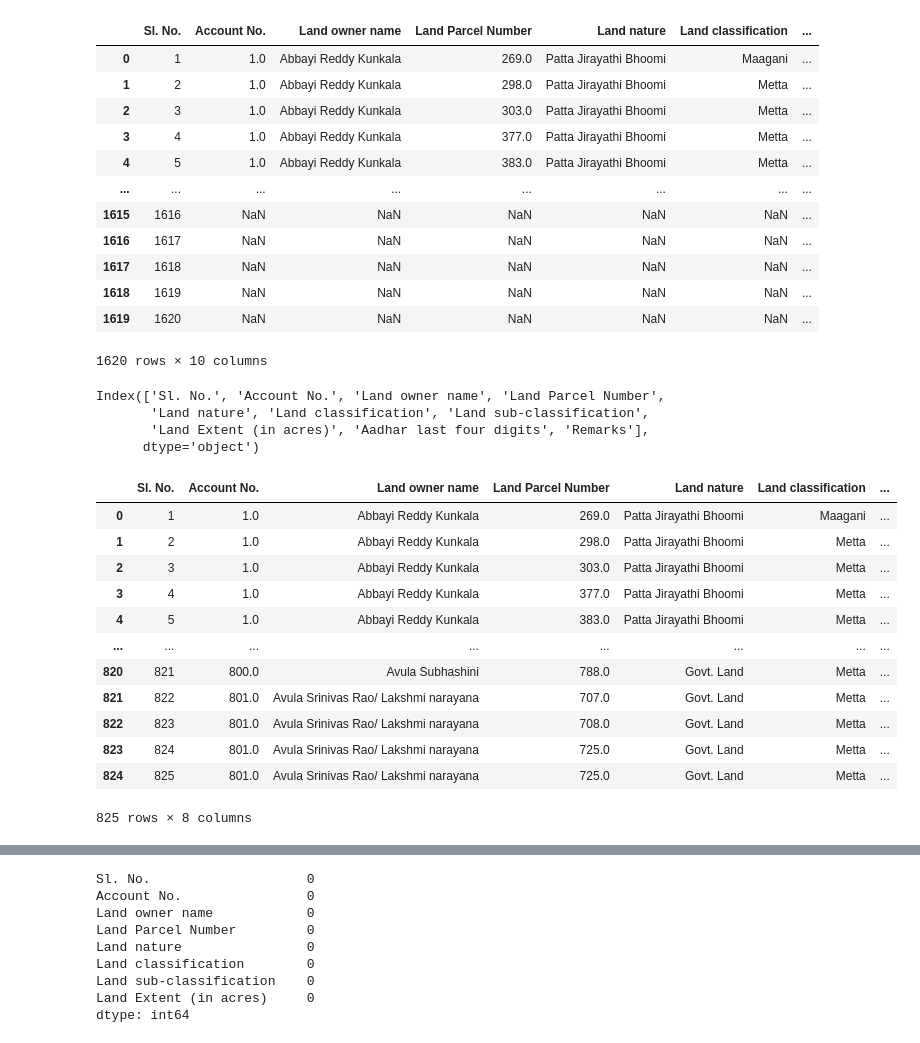
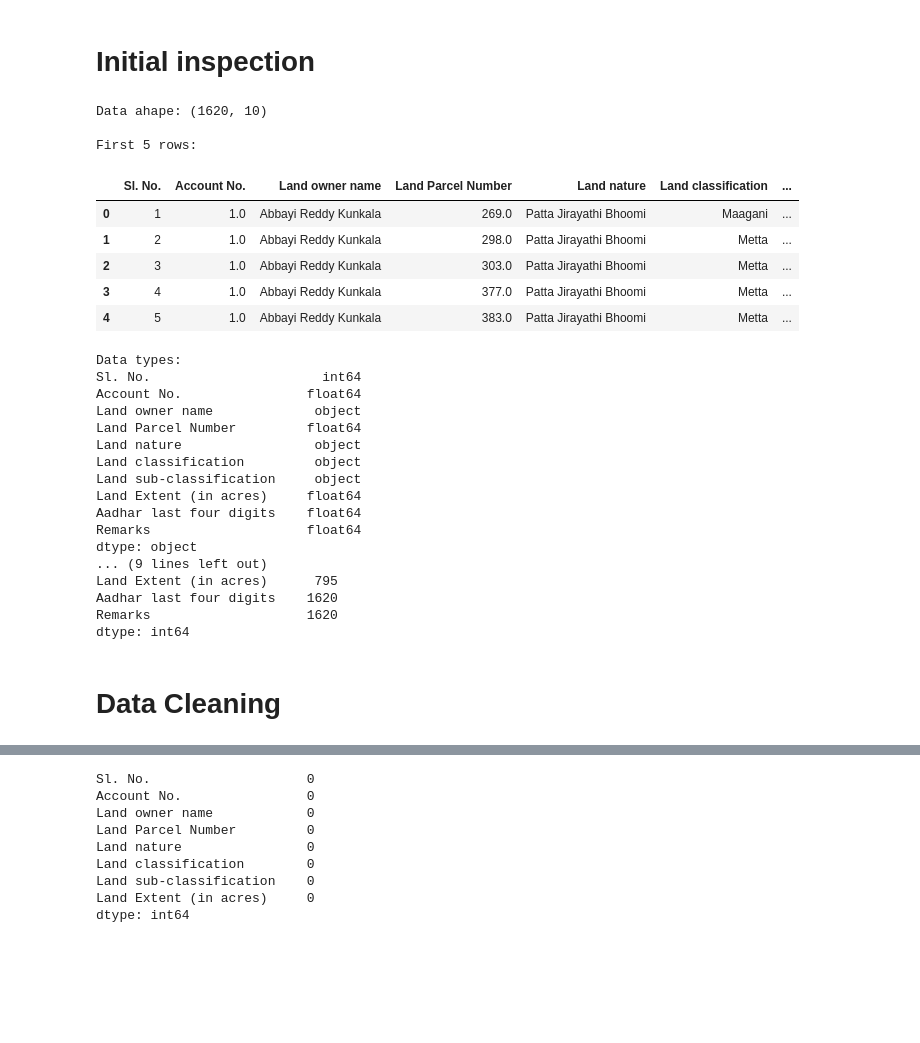
Before and after one commit to abbi123456789/MyVillage_Farm_DataAnalysis, a Jupyter notebook: EDA_Of_farm_Data.ipynb, the cells around one changed output, grey strips where cells are left out. Saved outputs shown, nothing was run; the diff lists cells and outputs as text; code cells hidden in the pictures; blank space fills up the shorter version.

```diff
--- a/EDA_Of_farm_Data.ipynb
+++ b/EDA_Of_farm_Data.ipynb
@@ -3,44 +3,46 @@ import pandas as pd
 import matplotlib.pyplot as plt
 # %%
 df= pd.read_excel(r"C:\Users\abhir\OneDrive\Desktop\Rajupalem\Rajupalem Land Records.xlsx")
-# %%
-df
-# %% [output]
-|  | Sl. No. | Account No. | Land owner name | Land Parcel Number | Land nature | Land classification | ... |
-| 0 | 1 | 1.0 | Abbayi Reddy Kunkala | 269.0 | Patta Jirayathi Bhoomi | Maagani | ... |
-| 1 | 2 | 1.0 | Abbayi Reddy Kunkala | 298.0 | Patta Jirayathi Bhoomi | Metta | ... |
-| 2 | 3 | 1.0 | Abbayi Reddy Kunkala | 303.0 | Patta Jirayathi Bhoomi | Metta | ... |
-| 3 | 4 | 1.0 | Abbayi Reddy Kunkala | 377.0 | Patta Jirayathi Bhoomi | Metta | ... |
-| 4 | 5 | 1.0 | Abbayi Reddy Kunkala | 383.0 | Patta Jirayathi Bhoomi | Metta | ... |
-| ... | ... | ... | ... | ... | ... | ... | ... |
-| 1615 | 1616 | NaN | NaN | NaN | NaN | NaN | ... |
-| 1616 | 1617 | NaN | NaN | NaN | NaN | NaN | ... |
-| 1617 | 1618 | NaN | NaN | NaN | NaN | NaN | ... |
-| 1618 | 1619 | NaN | NaN | NaN | NaN | NaN | ... |
-| 1619 | 1620 | NaN | NaN | NaN | NaN | NaN | ... |
-1620 rows × 10 columns
-# %%
-df.columns
-# %% [output]
-Index(['Sl. No.', 'Account No.', 'Land owner name', 'Land Parcel Number',
-       'Land nature', 'Land classification', 'Land sub-classification',
-       'Land Extent (in acres)', 'Aadhar last four digits', 'Remarks'],
-      dtype='object')
+# %% [markdown]
+# Initial inspection
+# %%
+print("Data ahape:", df.shape)
+print("\nFirst 5 rows:")
+display(df.head())
+print("\nData types:")
+print(df.dtypes)
+print("\nMissing values:")
+print(df.isnull().sum())
+# %% [output]
+Data ahape: (1620, 10)
+
+First 5 rows:
+|  | Sl. No. | Account No. | Land owner name | Land Parcel Number | Land nature | Land classification | ... |
+| 0 | 1 | 1.0 | Abbayi Reddy Kunkala | 269.0 | Patta Jirayathi Bhoomi | Maagani | ... |
+| 1 | 2 | 1.0 | Abbayi Reddy Kunkala | 298.0 | Patta Jirayathi Bhoomi | Metta | ... |
+| 2 | 3 | 1.0 | Abbayi Reddy Kunkala | 303.0 | Patta Jirayathi Bhoomi | Metta | ... |
+| 3 | 4 | 1.0 | Abbayi Reddy Kunkala | 377.0 | Patta Jirayathi Bhoomi | Metta | ... |
+| 4 | 5 | 1.0 | Abbayi Reddy Kunkala | 383.0 | Patta Jirayathi Bhoomi | Metta | ... |
+Data types:
+Sl. No.                      int64
+Account No.                float64
+Land owner name             object
+Land Parcel Number         float64
+Land nature                 object
+Land classification         object
+Land sub-classification     object
+Land Extent (in acres)     float64
+Aadhar last four digits    float64
+Remarks                    float64
+dtype: object
+... (9 lines left out)
+Land Extent (in acres)      795
+Aadhar last four digits    1620
+Remarks                    1620
+dtype: int64
+# %% [markdown]
+# Data Cleaning
 # %%
 df.drop(['Aadhar last four digits', 'Remarks'], axis=1, inplace=True)
 # %%
-df
+df=df.dropna()
-# %% [output]
-|  | Sl. No. | Account No. | Land owner name | Land Parcel Number | Land nature | Land classification | ... |
-| 0 | 1 | 1.0 | Abbayi Reddy Kunkala | 269.0 | Patta Jirayathi Bhoomi | Maagani | ... |
-| 1 | 2 | 1.0 | Abbayi Reddy Kunkala | 298.0 | Patta Jirayathi Bhoomi | Metta | ... |
-| 2 | 3 | 1.0 | Abbayi Reddy Kunkala | 303.0 | Patta Jirayathi Bhoomi | Metta | ... |
-| 3 | 4 | 1.0 | Abbayi Reddy Kunkala | 377.0 | Patta Jirayathi Bhoomi | Metta | ... |
-| 4 | 5 | 1.0 | Abbayi Reddy Kunkala | 383.0 | Patta Jirayathi Bhoomi | Metta | ... |
-| ... | ... | ... | ... | ... | ... | ... | ... |
-| 820 | 821 | 800.0 | Avula Subhashini | 788.0 | Govt. Land | Metta | ... |
-| 821 | 822 | 801.0 | Avula Srinivas Rao/ Lakshmi narayana | 707.0 | Govt. Land | Metta | ... |
-| 822 | 823 | 801.0 | Avula Srinivas Rao/ Lakshmi narayana | 708.0 | Govt. Land | Metta | ... |
-| 823 | 824 | 801.0 | Avula Srinivas Rao/ Lakshmi narayana | 725.0 | Govt. Land | Metta | ... |
-| 824 | 825 | 801.0 | Avula Srinivas Rao/ Lakshmi narayana | 725.0 | Govt. Land | Metta | ... |
-825 rows × 8 columns
```
Also changed, not shown: parts of 11 cells of this notebook.
